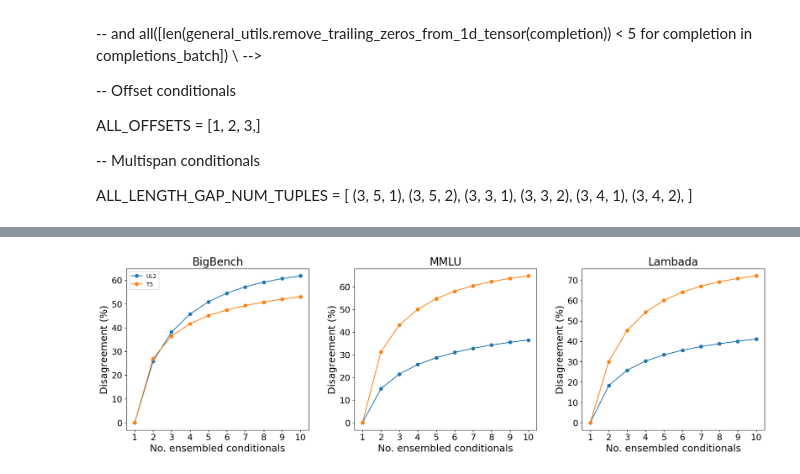
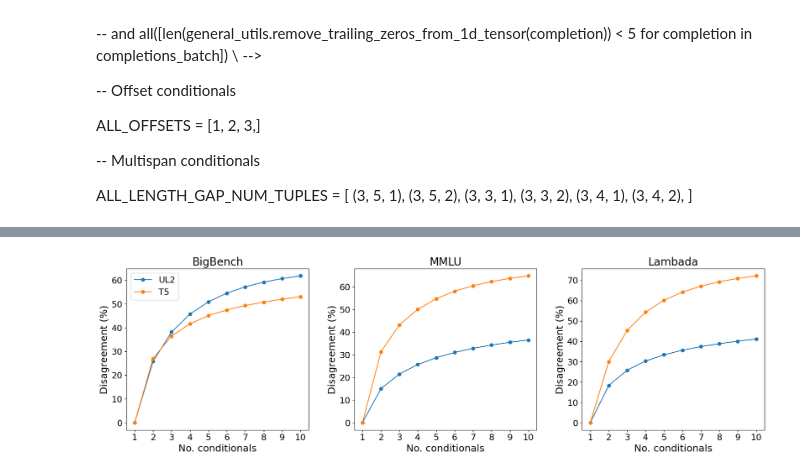
Before and after one commit to tomyoung903/MLM_inconsistencies, a Jupyter notebook: publication/plot.ipynb, the cells around one changed output, grey strips where cells are left out. Saved outputs shown, nothing was run; the diff lists cells and outputs as text; code cells hidden in the pictures.

```diff
--- a/publication/plot.ipynb
+++ b/publication/plot.ipynb
@@ -279,6 +279,11 @@ for i, model in enumerate(MODELS):
         # plt.yticks(fontsize=25)
         axs[i, j].tick_params(axis='x', labelsize=16)  # Making xticks larger
         axs[i, j].tick_params(axis='y', labelsize=16)
+        axs[i, j].axhline(y=avg_accs_dict[model][dataset][0]*100, color='y', linestyle='--')
+        # add the word "baseline" at the end of the yellow line in the font of calibri
+        if i == 0 and j == 0:
+            axs[i, j].text(8, avg_accs_dict[model][dataset][0]*100 + 0.1, 'baseline', color='y', fontsize=17)
+
         # axs[i, j].set_ylim(40, 80)  # Adjusted to accommodate both models
 
 # Applying tight_layout to the figure as a whole to ensure there's no overlap and everything fits nicely
@@ -291,29 +298,30 @@ plt.show()
 # %%
 # do the same for the disagreements but use one figure for each dataset
 fig, axs = plt.subplots(1, 3, figsize=(18, 6))  # Adjusted size for better visibility
 # Iterating over datasets and models to create subplots
 for j, dataset in enumerate(DATASETS):
     for i, model in enumerate(MODELS):
         axs[j].plot(range(1,11), [num * 100 for num in avg_disagreements_dict[model][dataset]], marker='o', label=model)
         axs[j].set_title(f'{dataset}', fontsize=20)
-        axs[j].set_xlabel('No. ensembled conditionals', fontsize=18)
+        axs[j].set_xlabel('No. conditionals', fontsize=18)
         axs[j].set_ylabel('Disagreement (%)', fontsize=18)
         # xticks range(1,11)
         axs[j].set_xticks(range(1,11)
         )
         # plt.xticks(fontsize=25)
         # plt.yticks(fontsize=25)
         axs[j].tick_params(axis='x', labelsize=16)
         axs[j].tick_params(axis='y', labelsize=16)
         # axs[j].set_ylim(0, 70)  # Adjusted to accommodate both models
         if j == 0:
-            axs[j].legend()
+            # legend should be large
+            axs[j].legend(fontsize=16)
 # Applying tight_layout to the figure as a whole to ensure there's no overlap and everything fits nicely
 plt.tight_layout(pad=3.5)
 
 # save the plot as an image
 plt.savefig('eoc_disagreements.png')
 
 plt.show()
 # %% [output]
-[figure, old version]
+[figure, new version]
```
Also changed, not shown: parts of 1 cell of this notebook, 5 other files.
